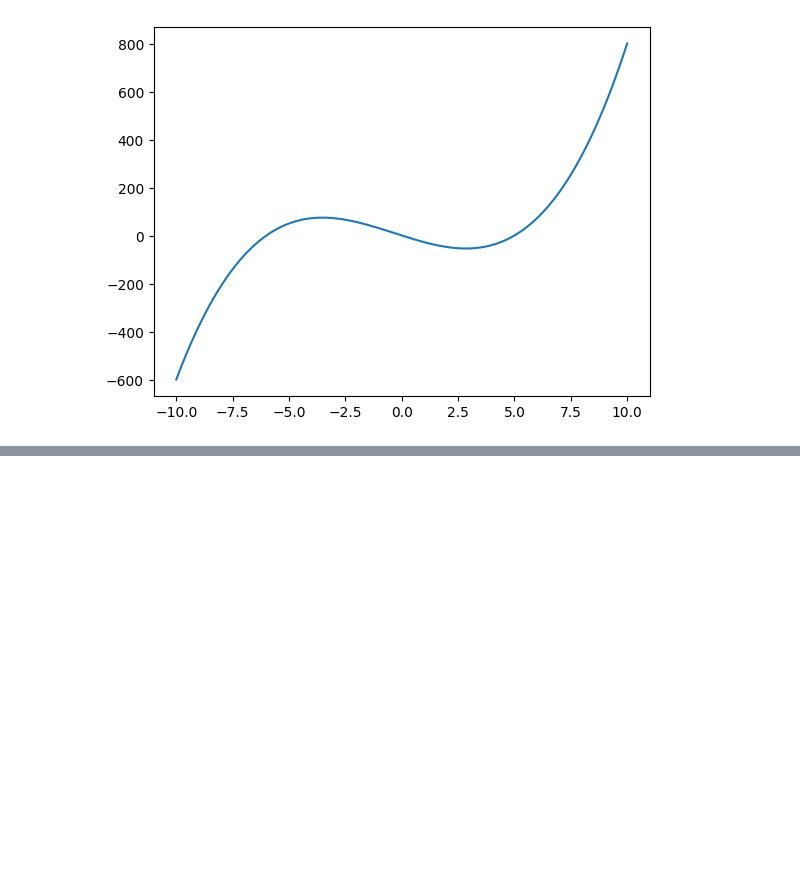
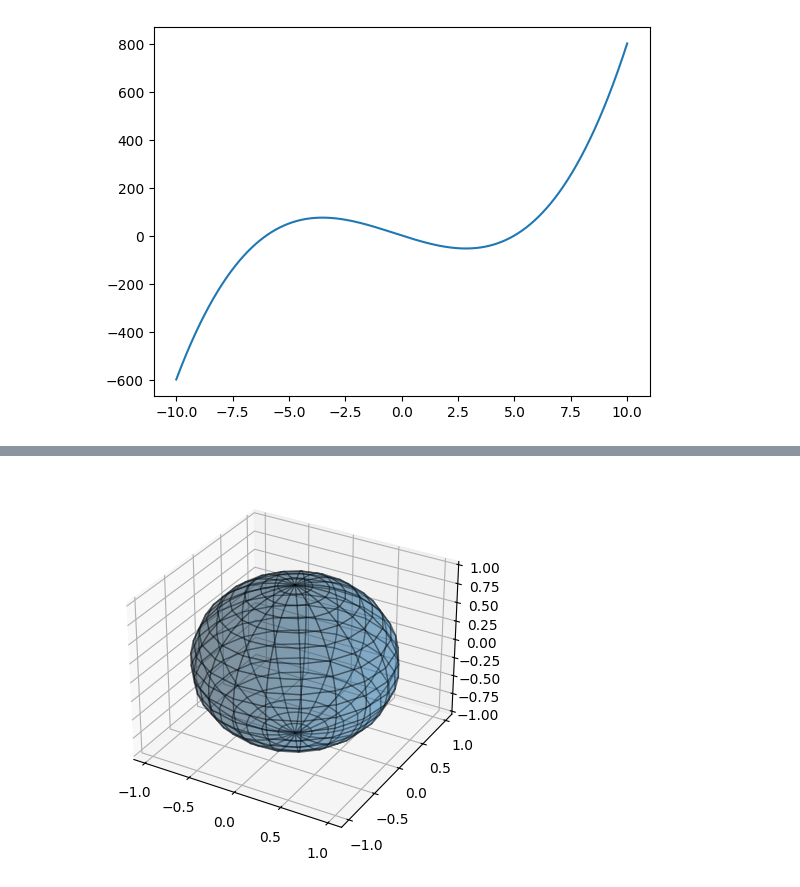
Before and after one commit to peiyan03/CourseCodeBase, a Jupyter notebook: quant_in_fin/Topic1/lec_note_1.ipynb.ipynb, the cells around one changed output, grey strips where cells are left out. Cells and saved outputs as stored; diff of their text form; code cells hidden in the pictures; blank space fills up the shorter version.

```diff
--- a/quant_in_fin/Topic1/lec_note_1.ipynb.ipynb
+++ b/quant_in_fin/Topic1/lec_note_1.ipynb.ipynb
@@ -111,0 +149,17 @@ ax.plot(x,y);
+# %%
+grid_size = 20
+u = np.linspace(0,2*math.pi,grid_size)
+v = np.linspace(-math.pi/2,math.pi/2,grid_size)
+x = np.zeros( [grid_size, grid_size] )
+y = np.zeros( [grid_size, grid_size] )
+z = np.zeros( [grid_size, grid_size] )
+for i in range(0, grid_size):
+    for j in range(0, grid_size):
+        x[i,j] = math.cos(u[i])*math.cos(v[j])
+        y[i,j] = math.sin(u[i])*math.cos(v[j])
+        z[i,j] = math.sin(v[j])
+ax = plt.axes(projection='3d')
+41
+ax.plot_surface(x,y,z, alpha=0.3,edgecolor='k'); #+
+# %% [output]
+[figure, added]
```
Also changed, not shown: parts of 3 cells of this notebook, 1 other file.
